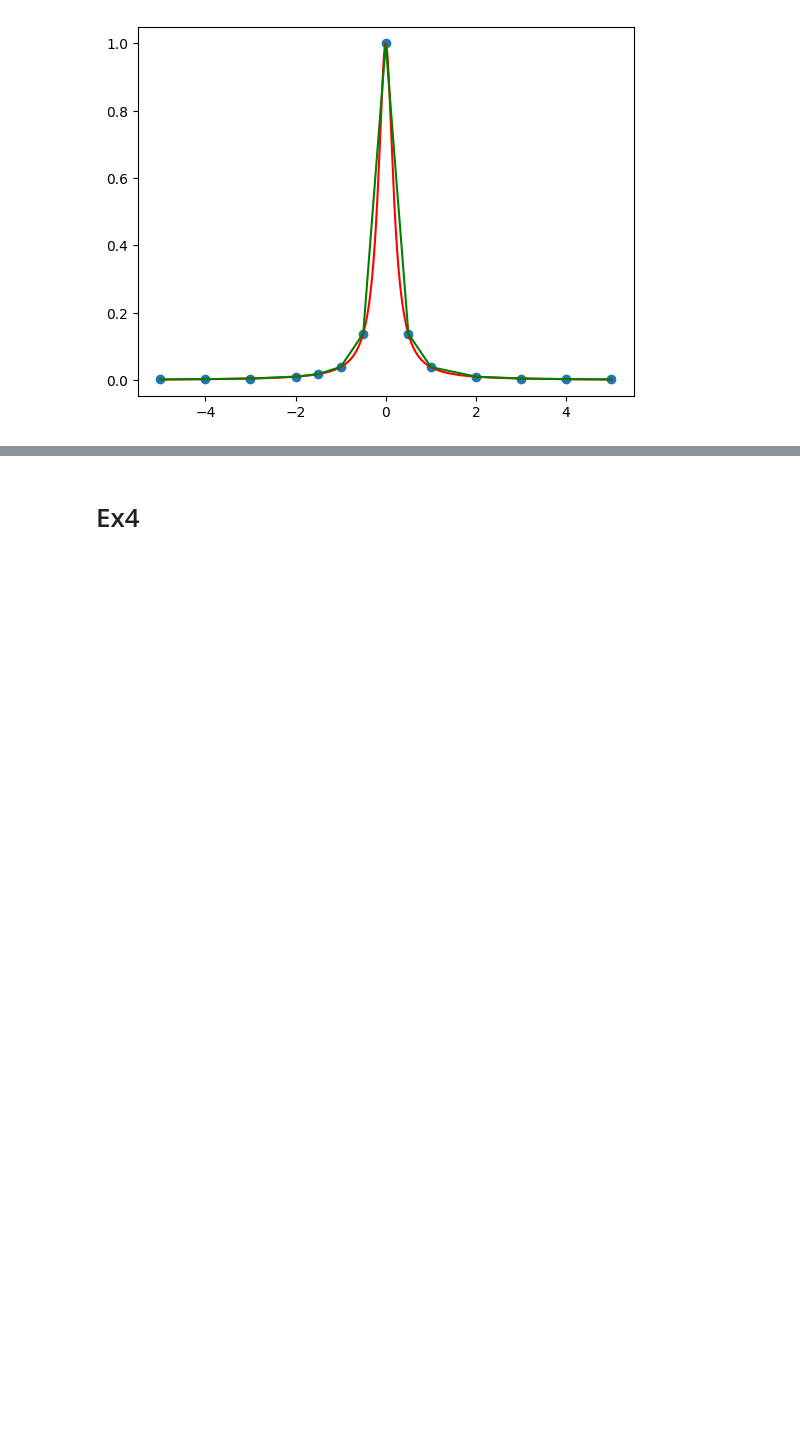
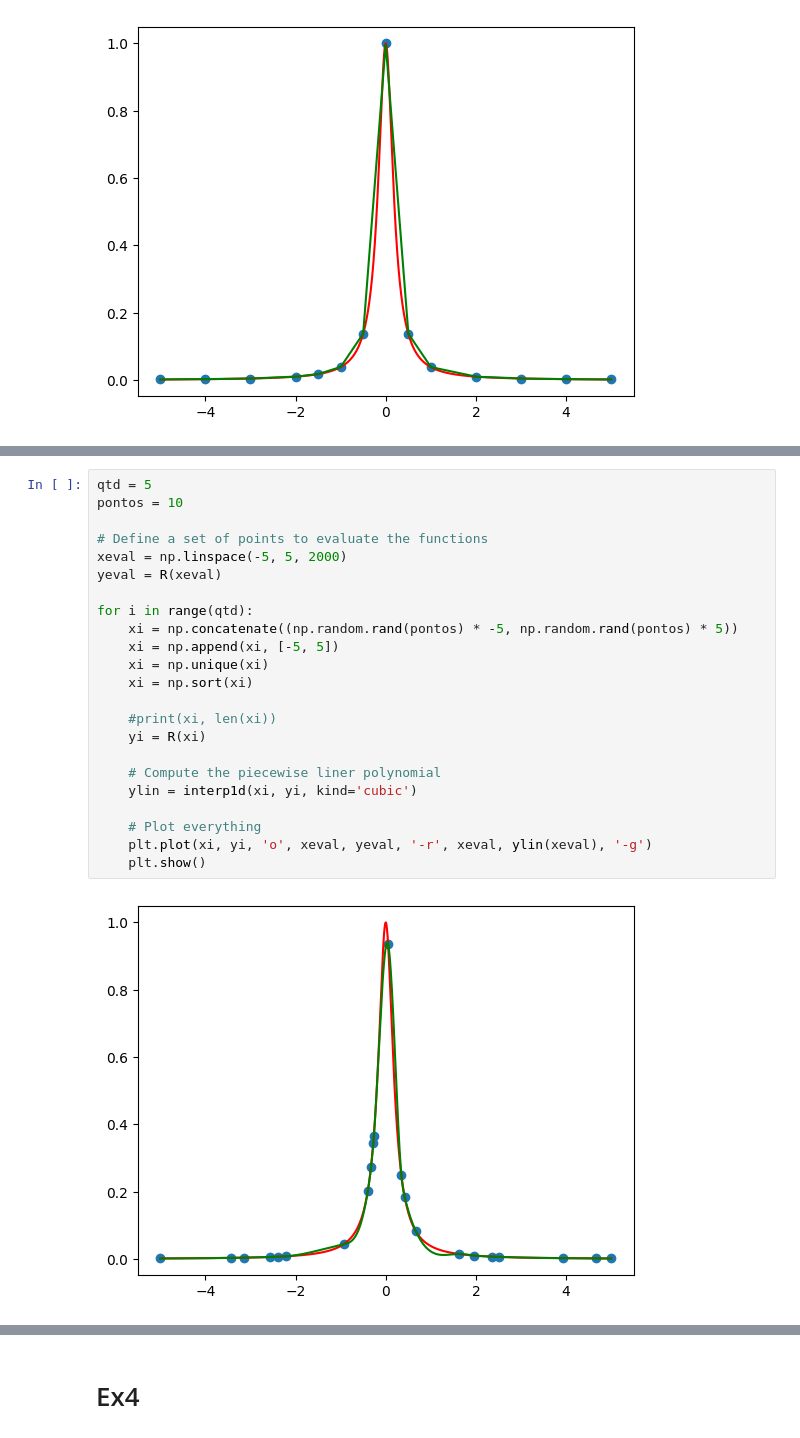
Before and after one commit to LuisFSForti/Atividades_USP, a Jupyter notebook: Calculo_Numerico/Atividade_5/Atividade5.ipynb, the cells around one changed output, grey strips where cells are left out. Cells and saved outputs as stored; diff of their text form; blank space fills up the shorter version.

```diff
--- a/Calculo_Numerico/Atividade_5/Atividade5.ipynb
+++ b/Calculo_Numerico/Atividade_5/Atividade5.ipynb
@@ -108,0 +108,25 @@ plt.show()
+# %%
+qtd = 5
+pontos = 10
+
+# Define a set of points to evaluate the functions
+xeval = np.linspace(-5, 5, 2000)
+yeval = R(xeval)
+
+for i in range(qtd):
+    xi = np.concatenate((np.random.rand(pontos) * -5, np.random.rand(pontos) * 5))
+    xi = np.append(xi, [-5, 5])
+    xi = np.unique(xi)
+    xi = np.sort(xi)
+
+    #print(xi, len(xi))
+    yi = R(xi)
+
+    # Compute the piecewise liner polynomial
+    ylin = interp1d(xi, yi, kind='cubic')
+
+    # Plot everything
+    plt.plot(xi, yi, 'o', xeval, yeval, '-r', xeval, ylin(xeval), '-g')
+    plt.show()
+# %% [output]
+[figure, added]
```
Also changed, not shown: parts of 6 cells of this notebook.
